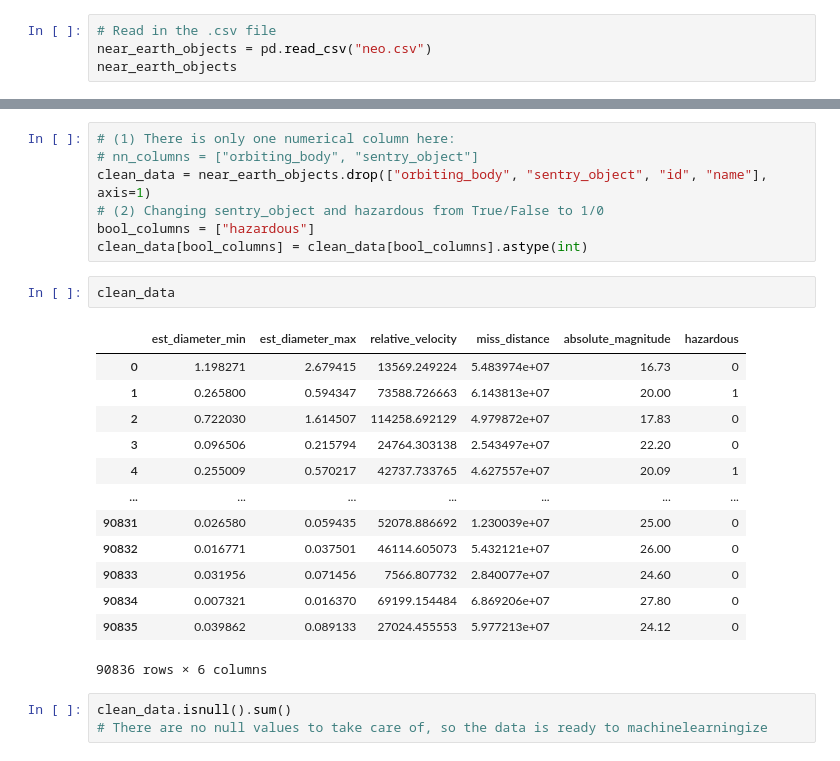
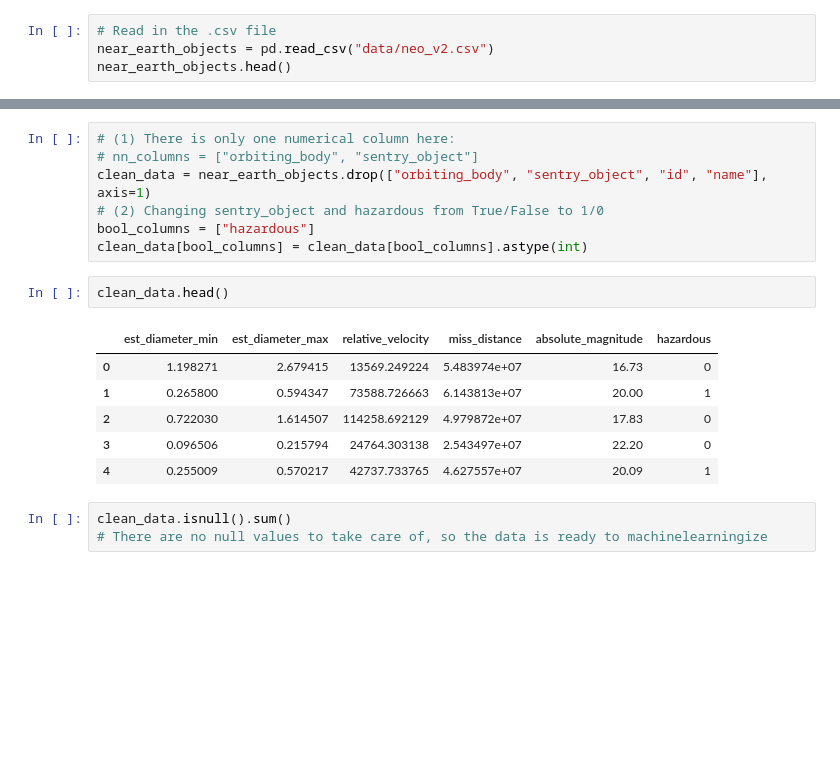
Before and after one commit to Computer-Talkers/nasa-tracked-objects, a Jupyter notebook: syed.ipynb, the cells around one changed output, grey strips where cells are left out. Drawn from its saved outputs; the diff is of its cells as text; blank space fills up the shorter version.

```diff
--- a/syed.ipynb
+++ b/syed.ipynb
@@ -9,7 +8,7 @@ from matplotlib.colors import ListedColormap
 # %%
 # Read in the .csv file
-near_earth_objects = pd.read_csv("neo.csv")
-near_earth_objects
+near_earth_objects = pd.read_csv("data/neo_v2.csv")
+near_earth_objects.head()
 # %% [output]
 |  | id | name | est_diameter_min | est_diameter_max | relative_velocity | miss_distance | orbiting_body | ... |
 | 0 | 2162635 | 162635 (2000 SS164) | 1.198271 | 2.679415 | 13569.249224 | 5.483974e+07 | Earth | ... |
@@ -37,21 +29,14 @@ clean_data = near_earth_objects.drop(["orbiting_body", "sentry_object", "id", "n
 bool_columns = ["hazardous"]
 clean_data[bool_columns] = clean_data[bool_columns].astype(int)
 # %%
-clean_data
+clean_data.head()
 # %% [output]
 |  | est_diameter_min | est_diameter_max | relative_velocity | miss_distance | absolute_magnitude | hazardous |
 | 0 | 1.198271 | 2.679415 | 13569.249224 | 5.483974e+07 | 16.73 | 0 |
 | 1 | 0.265800 | 0.594347 | 73588.726663 | 6.143813e+07 | 20.00 | 1 |
 | 2 | 0.722030 | 1.614507 | 114258.692129 | 4.979872e+07 | 17.83 | 0 |
 | 3 | 0.096506 | 0.215794 | 24764.303138 | 2.543497e+07 | 22.20 | 0 |
 | 4 | 0.255009 | 0.570217 | 42737.733765 | 4.627557e+07 | 20.09 | 1 |
-| ... | ... | ... | ... | ... | ... | ... |
-| 90831 | 0.026580 | 0.059435 | 52078.886692 | 1.230039e+07 | 25.00 | 0 |
-| 90832 | 0.016771 | 0.037501 | 46114.605073 | 5.432121e+07 | 26.00 | 0 |
-| 90833 | 0.031956 | 0.071456 | 7566.807732 | 2.840077e+07 | 24.60 | 0 |
-| 90834 | 0.007321 | 0.016370 | 69199.154484 | 6.869206e+07 | 27.80 | 0 |
-| 90835 | 0.039862 | 0.089133 | 27024.455553 | 5.977213e+07 | 24.12 | 0 |
-90836 rows × 6 columns
 # %%
 clean_data.isnull().sum()
 # There are no null values to take care of, so the data is ready to machinelearningize
```
Also changed, not shown: parts of 22 cells of this notebook, 3 other files.
